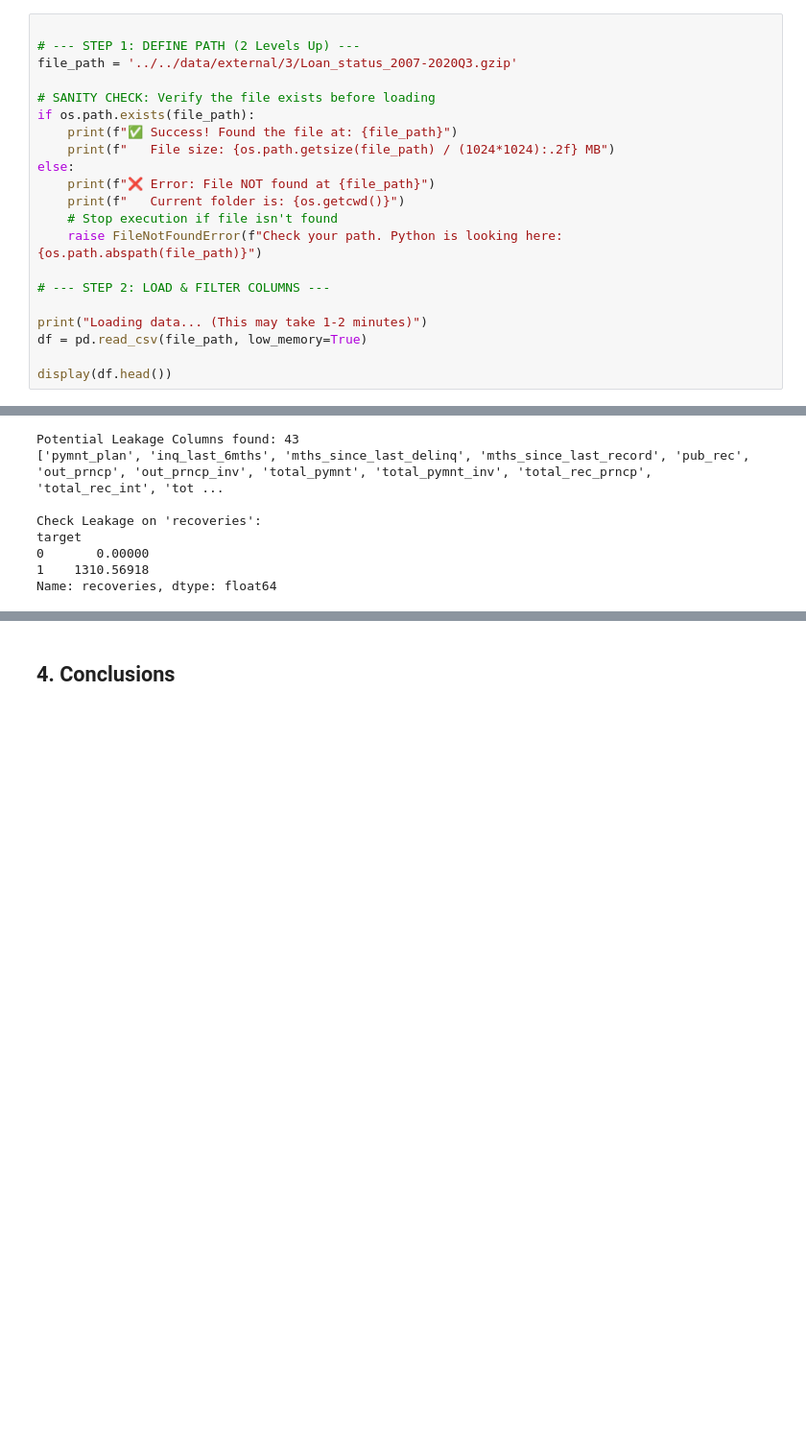
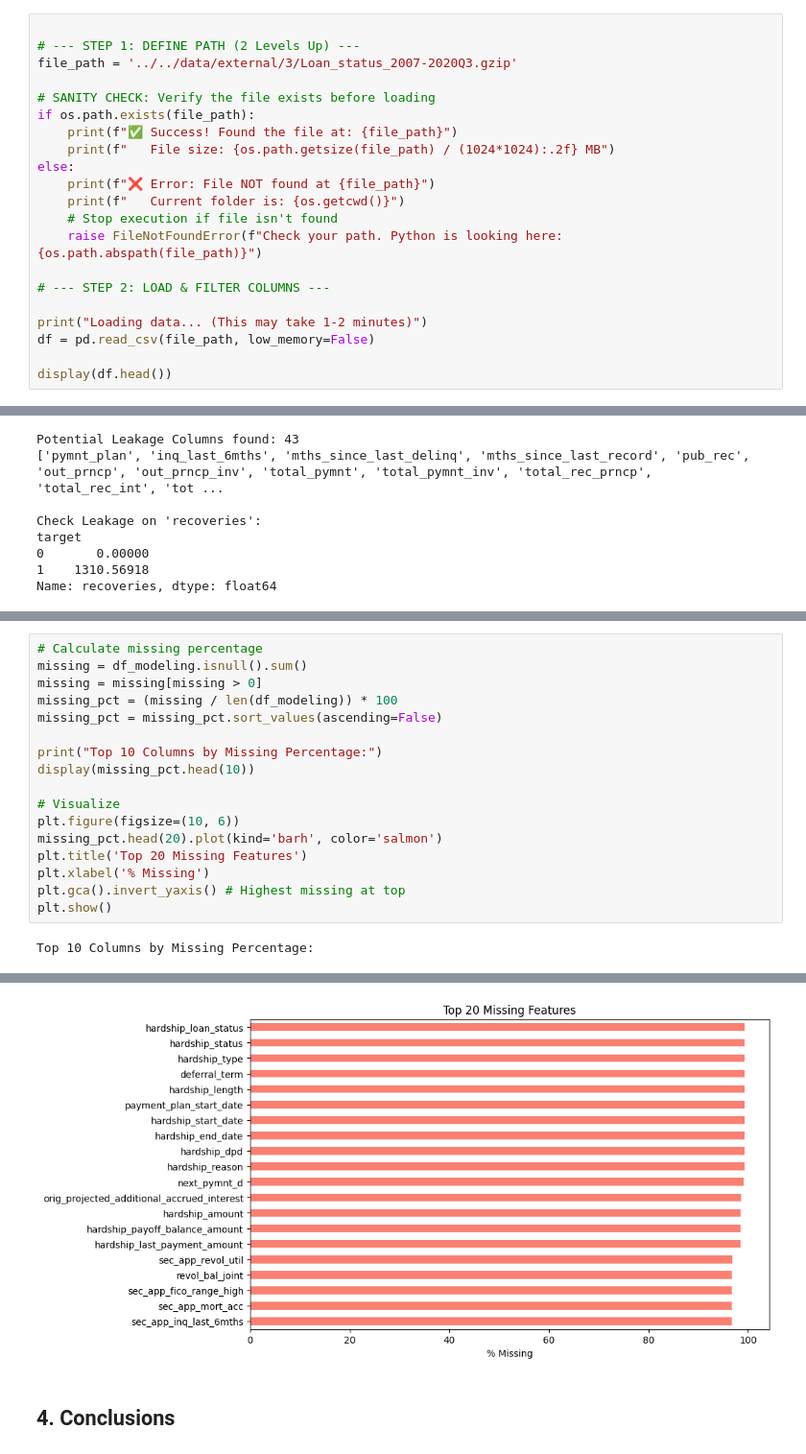
Before and after one commit to Desmond-Mariita/BayesRisk, a Jupyter notebook: notebooks/exploration/01_initial_profiling.ipynb, the cells around one changed output, grey strips where cells are left out. Shown at 96% size. Saved outputs shown, nothing was run; the diff lists cells and outputs as text; blank space fills up the shorter version.

```diff
--- a/notebooks/exploration/01_initial_profiling.ipynb
+++ b/notebooks/exploration/01_initial_profiling.ipynb
@@ -48,7 +48,7 @@ else:
 # --- STEP 2: LOAD & FILTER COLUMNS ---
 
 print("Loading data... (This may take 1-2 minutes)")
-df = pd.read_csv(file_path, low_memory=True)
+df = pd.read_csv(file_path, low_memory=False)
 
 display(df.head())
 # %% [output]
@@ -157,0 +176,19 @@ Name: recoveries, dtype: float64
+# %%
+# Calculate missing percentage
+missing = df_modeling.isnull().sum()
+missing = missing[missing > 0]
+missing_pct = (missing / len(df_modeling)) * 100
+missing_pct = missing_pct.sort_values(ascending=False)
+
+print("Top 10 Columns by Missing Percentage:")
+display(missing_pct.head(10))
+
+# Visualize
+plt.figure(figsize=(10, 6))
+missing_pct.head(20).plot(kind='barh', color='salmon')
+plt.title('Top 20 Missing Features')
+plt.xlabel('% Missing')
+plt.gca().invert_yaxis() # Highest missing at top
+plt.show()
+# %% [output]
+Top 10 Columns by Missing Percentage:
@@ -158,2 +206,3 @@ Name: recoveries, dtype: float64
+[figure, added]
 # %% [markdown]
 ## 4. Conclusions
```
Also changed, not shown: parts of 10 cells of this notebook, 4 other files.
